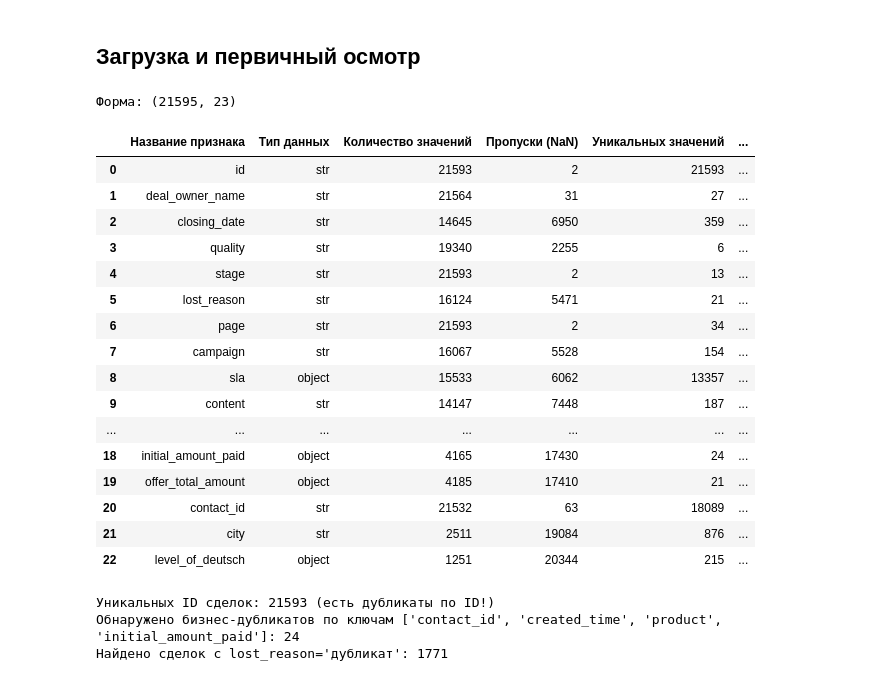
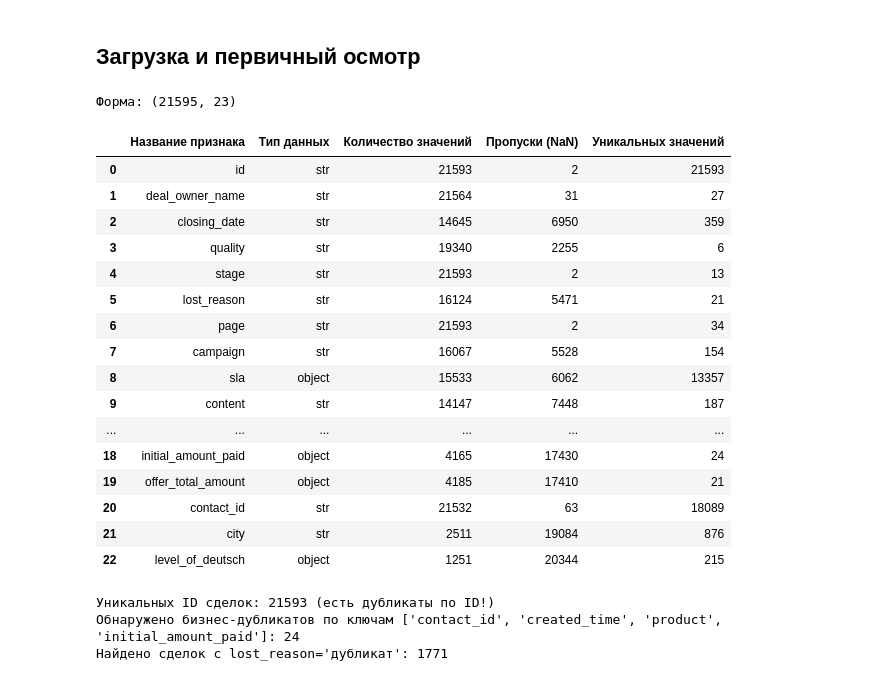
Before and after one commit to AlexVerAdmin/FinProject, a Jupyter notebook: notebooks/03_cleaning_deals.ipynb, the cells around one changed output. Cells and saved outputs as stored; diff of their text form; code cells hidden in the pictures.

```diff
--- a/notebooks/03_cleaning_deals.ipynb
+++ b/notebooks/03_cleaning_deals.ipynb
@@ -45,42 +44,42 @@ def time_to_seconds(t):
 # %%
 # Contact Name и Id читаем как str, чтобы избежать
 # потери точности при промежуточном float64 (проявляется при наличии NaN в колонке)
 df = pd.read_excel(DEALS_INPUT, dtype={'Contact Name': str, 'Id': str})
 
 # Переименование столбцов в snake_case
 df.columns = [h.to_snake(c) for c in df.columns]
 
 # Переименование contact_name в contact_id для единообразия с другими таблицами
 df = df.rename(columns={'contact_name': 'contact_id'})
 
 # Используем df_de_raw, чтобы не накапливать ошибки при повторных запусках
 # для нормализации уровня немецкого языка
 df_de_raw = df['level_of_deutsch']
 
 n_before = len(df)
 
 print(f'Форма: {df.shape}')
 
-h.descr_df(df, include='all', show_sample_rows=True)
+h.descr_df(df, include='all', show_stats=False, show_sample_rows=False)
 # %% [output]
 Форма: (21595, 23)
-|  | Название признака | Тип данных | Количество значений | Пропуски (NaN) | Уникальных значений | ... |
-| 0 | id | str | 21593 | 2 | 21593 | ... |
-| 1 | deal_owner_name | str | 21564 | 31 | 27 | ... |
-| 2 | closing_date | str | 14645 | 6950 | 359 | ... |
-| 3 | quality | str | 19340 | 2255 | 6 | ... |
-| 4 | stage | str | 21593 | 2 | 13 | ... |
-| 5 | lost_reason | str | 16124 | 5471 | 21 | ... |
-| 6 | page | str | 21593 | 2 | 34 | ... |
-| 7 | campaign | str | 16067 | 5528 | 154 | ... |
-| 8 | sla | object | 15533 | 6062 | 13357 | ... |
-| 9 | content | str | 14147 | 7448 | 187 | ... |
-| ... | ... | ... | ... | ... | ... | ... |
-| 18 | initial_amount_paid | object | 4165 | 17430 | 24 | ... |
-| 19 | offer_total_amount | object | 4185 | 17410 | 21 | ... |
-| 20 | contact_id | str | 21532 | 63 | 18089 | ... |
-| 21 | city | str | 2511 | 19084 | 876 | ... |
-| 22 | level_of_deutsch | object | 1251 | 20344 | 215 | ... |
+|  | Название признака | Тип данных | Количество значений | Пропуски (NaN) | Уникальных значений |
+| 0 | id | str | 21593 | 2 | 21593 |
+| 1 | deal_owner_name | str | 21564 | 31 | 27 |
+| 2 | closing_date | str | 14645 | 6950 | 359 |
+| 3 | quality | str | 19340 | 2255 | 6 |
+| 4 | stage | str | 21593 | 2 | 13 |
+| 5 | lost_reason | str | 16124 | 5471 | 21 |
+| 6 | page | str | 21593 | 2 | 34 |
+| 7 | campaign | str | 16067 | 5528 | 154 |
+| 8 | sla | object | 15533 | 6062 | 13357 |
+| 9 | content | str | 14147 | 7448 | 187 |
+| ... | ... | ... | ... | ... | ... |
+| 18 | initial_amount_paid | object | 4165 | 17430 | 24 |
+| 19 | offer_total_amount | object | 4185 | 17410 | 21 |
+| 20 | contact_id | str | 21532 | 63 | 18089 |
+| 21 | city | str | 2511 | 19084 | 876 |
+| 22 | level_of_deutsch | object | 1251 | 20344 | 215 |
 # %%
 # Проверка уникальности технического ID
 ids_counts = df['id'].nunique()
```
Also changed, not shown: parts of 20 cells of this notebook, 11 other files.
